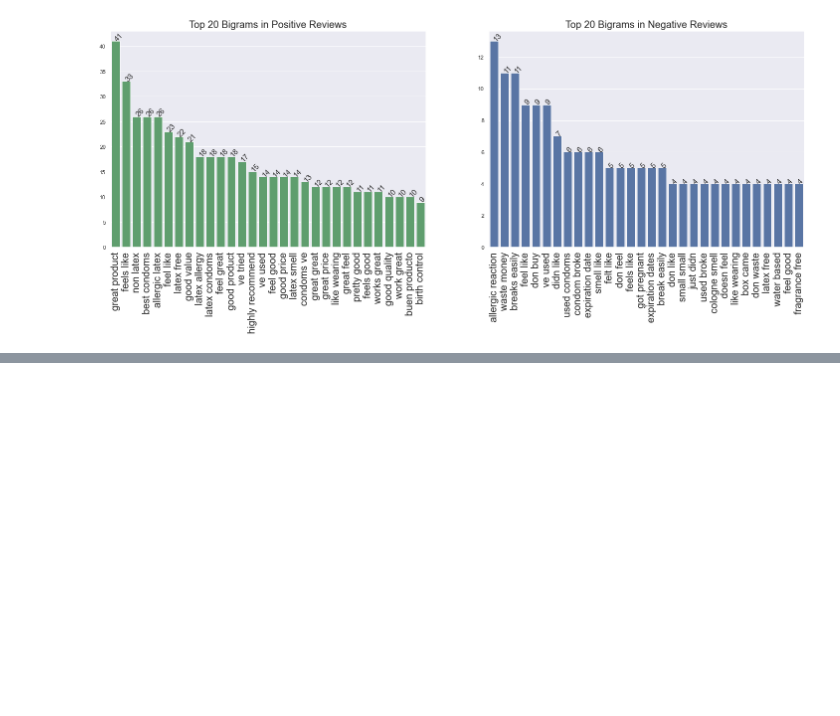
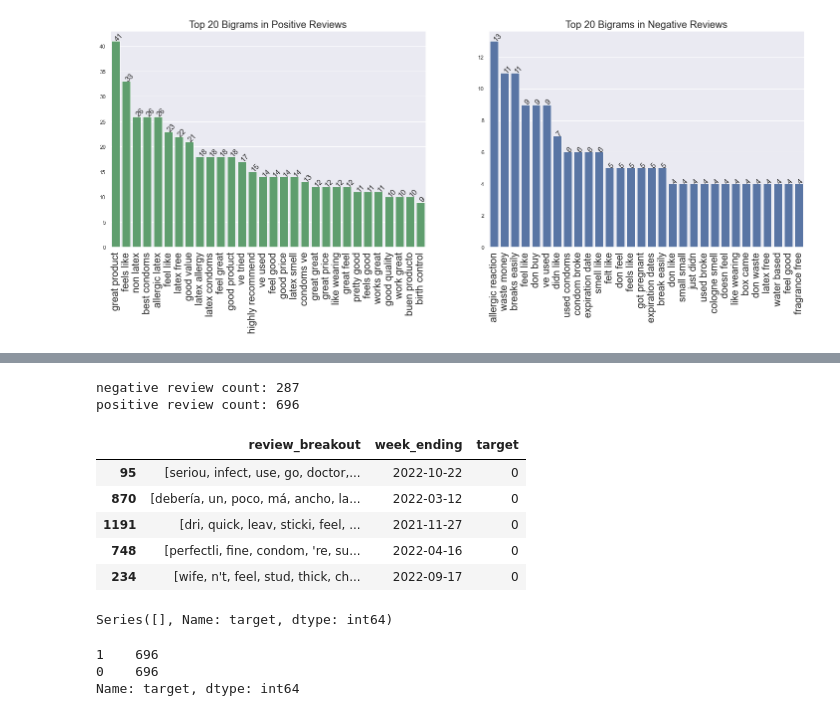
Before and after one commit to krc31182/Amazon-Reviews, a Jupyter notebook: Amazon_Reviews.ipynb, the cells around one changed output, grey strips where cells are left out. Drawn from its saved outputs; the diff is of its cells as text; code cells hidden in the pictures; blank space fills up the shorter version.

```diff
--- a/Amazon_Reviews.ipynb
+++ b/Amazon_Reviews.ipynb
@@ -420,0 +548,53 @@ wordcloud.to_file("word_cloud_masked.png")
+# %%
+# separate minority and majority classes
+negative_review= training[training.target==0]
+positive_review= training[training.target==1]
+# %%
+# Get a class count to understand the class imbalance.
+print('negative review count: '+ str(len(negative_review)))
+print('positive review count: '+ str(len(positive_review)))
+# %% [output]
+negative review count: 287
+positive review count: 696
+# %%
+# upsample minority
+negative_upsampled = resample(negative_review,
+                          replace=True,
+                          n_samples=len(positive_review),
+                          random_state=23)
+negative_upsampled.head()
+# %% [output]
+|  | review_breakout | week_ending | target |
+| 95 | [seriou, infect, use, go, doctor,... | 2022-10-22 | 0 |
+| 870 | [debería, un, poco, má, ancho, la... | 2022-03-12 | 0 |
+| 1191 | [dri, quick, leav, sticki, feel, ... | 2021-11-27 | 0 |
+| 748 | [perfectli, fine, condom, 're, su... | 2022-04-16 | 0 |
+| 234 | [wife, n't, feel, stud, thick, ch... | 2022-09-17 | 0 |
+# %%
+# upsample minority
+def upsample(minority):
+    df= resample(minority,replace=True, # sample with replacement
+                  n_samples=len(rating_5), # match number in majority class
+                   random_state=23) # reproducible results
+    return df
+# using the upsamole function to obtain upsampled data
+upsampled_1=upsample(rating_1)
+upsampled_2=upsample(rating_2)
+upsampled_3=upsample(rating_3)
+upsampled_4=upsample(rating_4)
+# combine majority and upsampled minority
+upsampled= pd.concat([upsampled_1,upsampled_2,upsampled_3,upsampled_4,rating_5])
+# check new class counts
+upsampled.target.value_counts()
+# %% [output]
+Series([], Name: target, dtype: int64)
+# %%
+# combine majority and upsampled minority
+upsampled= pd.concat([positive_review, negative_upsampled])
+
+# check new class counts
+upsampled.target.value_counts()
+# %% [output]
+1    696
+0    696
+Name: target, dtype: int64
```
Also changed, not shown: parts of 33 cells of this notebook, 8 other files.
